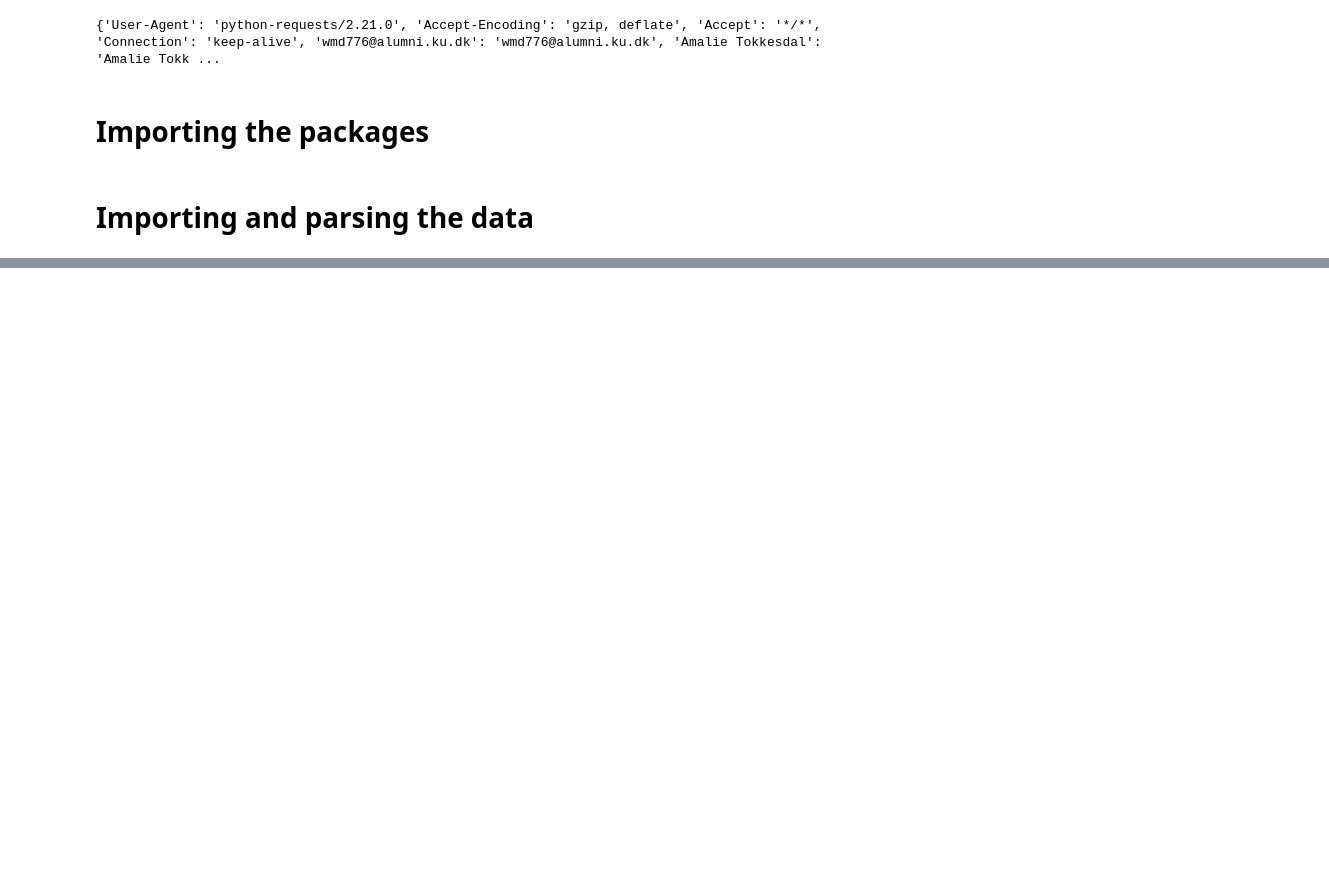
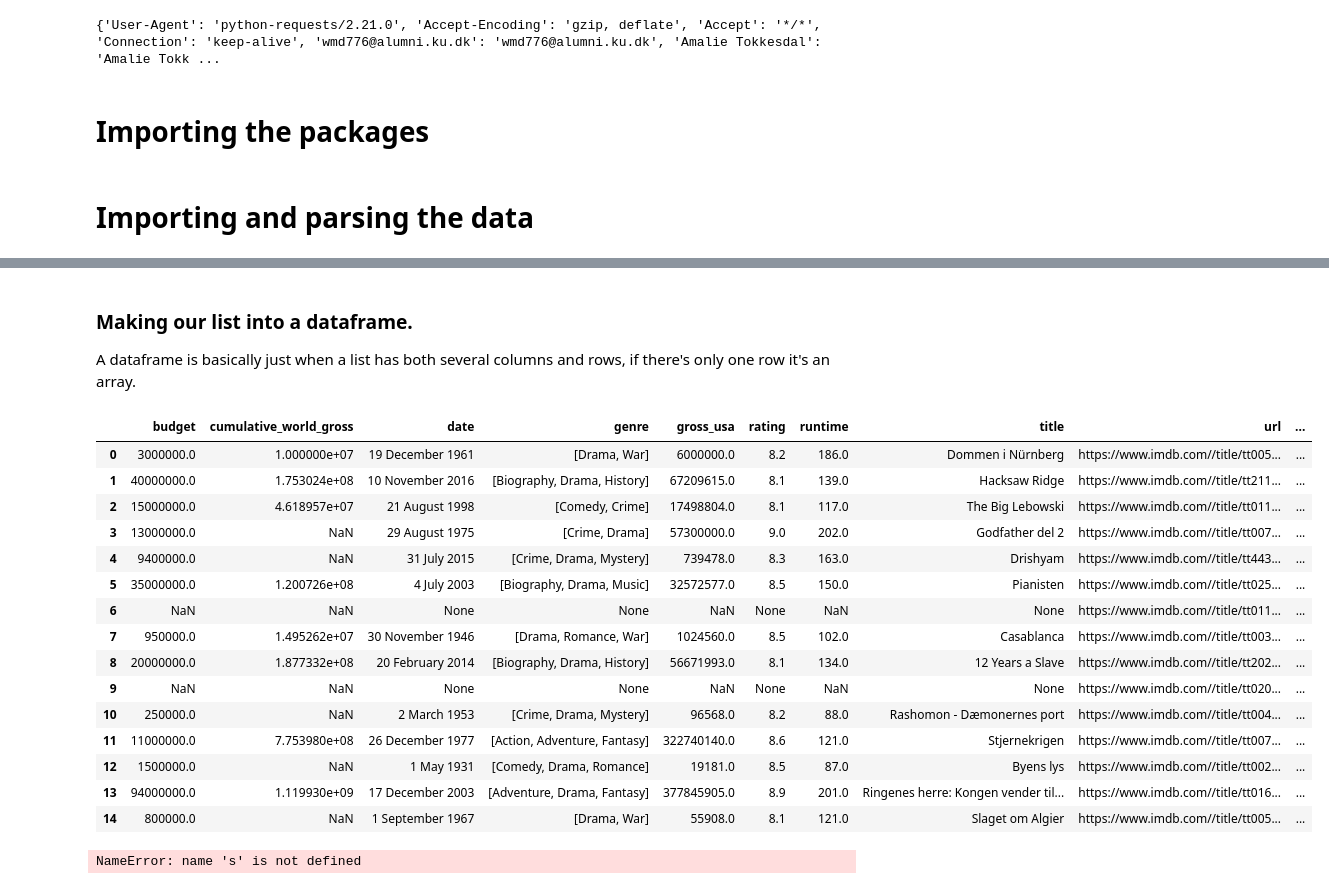
Before and after one commit to DavidJacobsen11/sds_bestgroup4ever, a Jupyter notebook: scraping_of_imdb-Copy1.ipynb, the cells around one changed output, grey strips where cells are left out. Saved outputs shown, nothing was run; the diff lists cells and outputs as text; code cells hidden in the pictures; blank space fills up the shorter version.

```diff
--- a/scraping_of_imdb-Copy1.ipynb
+++ b/scraping_of_imdb-Copy1.ipynb
@@ -208,16 +62,0 @@ Here we create an empty set so we're able to add each genre our loop finds. We'v
-# %%
-categories = set()
-for i in df["genre"].apply(set).tolist():
-    for j in i:
-        categories.add(j)
-
-df2 = pd.concat([df, pd.DataFrame(columns=categories)], axis=1)
-
-
-def df_dummy(df, col):
-    return df.apply(lambda x: col in x["genre"], axis=1)
-
-for i in categories:
-    df2[i] = df_dummy(df2, i)
-    df2[i] = pd.get_dummies(df2[i], drop_first = True)
-df2
@@ -318,6 +62,0 @@ soup__
-# %%
-titles = []
-for i in soup__[0].find("tr").find_all("th"):
-    titles.append(i.text)
-#titles
-#res
@@ -352,0 +145,7 @@ res
+# %%
+res = []
+for idx, i in enumerate(links[:15]):
+    print(idx + 1, "of", len(links[:15]))
+    if
+    else
+    res.append(page_extractor(i))
@@ -352,0 +170,27 @@ res
+# %% [markdown]
+### Making our list into a dataframe.
+
+A dataframe is basically just when a list has both several columns and rows, if there's only one row it's an array.
+# %%
+df = pd.DataFrame(res)
+
+
+df['datetime'] = pd.to_datetime(df['date'], format = '%d %B %Y')
+df
+# %% [output]
+|  | budget | cumulative_world_gross | date | genre | gross_usa | rating | runtime | title | url | ... |
+| 0 | 3000000.0 | 1.000000e+07 | 19 December 1961 | [Drama, War] | 6000000.0 | 8.2 | 186.0 | Dommen i Nürnberg | https://www.imdb.com//title/tt005... | ... |
+| 1 | 40000000.0 | 1.753024e+08 | 10 November 2016 | [Biography, Drama, History] | 67209615.0 | 8.1 | 139.0 | Hacksaw Ridge | https://www.imdb.com//title/tt211... | ... |
+| 2 | 15000000.0 | 4.618957e+07 | 21 August 1998 | [Comedy, Crime] | 17498804.0 | 8.1 | 117.0 | The Big Lebowski | https://www.imdb.com//title/tt011... | ... |
+| 3 | 13000000.0 | NaN | 29 August 1975 | [Crime, Drama] | 57300000.0 | 9.0 | 202.0 | Godfather del 2 | https://www.imdb.com//title/tt007... | ... |
+| 4 | 9400000.0 | NaN | 31 July 2015 | [Crime, Drama, Mystery] | 739478.0 | 8.3 | 163.0 | Drishyam | https://www.imdb.com//title/tt443... | ... |
+| 5 | 35000000.0 | 1.200726e+08 | 4 July 2003 | [Biography, Drama, Music] | 32572577.0 | 8.5 | 150.0 | Pianisten | https://www.imdb.com//title/tt025... | ... |
+| 6 | NaN | NaN | None | None | NaN | None | NaN | None | https://www.imdb.com//title/tt011... | ... |
+| 7 | 950000.0 | 1.495262e+07 | 30 November 1946 | [Drama, Romance, War] | 1024560.0 | 8.5 | 102.0 | Casablanca | https://www.imdb.com//title/tt003... | ... |
+| 8 | 20000000.0 | 1.877332e+08 | 20 February 2014 | [Biography, Drama, History] | 56671993.0 | 8.1 | 134.0 | 12 Years a Slave | https://www.imdb.com//title/tt202... | ... |
+| 9 | NaN | NaN | None | None | NaN | None | NaN | None | https://www.imdb.com//title/tt020... | ... |
+| 10 | 250000.0 | NaN | 2 March 1953 | [Crime, Drama, Mystery] | 96568.0 | 8.2 | 88.0 | Rashomon - Dæmonernes port | https://www.imdb.com//title/tt004... | ... |
+| 11 | 11000000.0 | 7.753980e+08 | 26 December 1977 | [Action, Adventure, Fantasy] | 322740140.0 | 8.6 | 121.0 | Stjernekrigen | https://www.imdb.com//title/tt007... | ... |
+| 12 | 1500000.0 | NaN | 1 May 1931 | [Comedy, Drama, Romance] | 19181.0 | 8.5 | 87.0 | Byens lys | https://www.imdb.com//title/tt002... | ... |
+| 13 | 94000000.0 | 1.119930e+09 | 17 December 2003 | [Adventure, Drama, Fantasy] | 377845905.0 | 8.9 | 201.0 | Ringenes herre: Kongen vender til... | https://www.imdb.com//title/tt016... | ... |
+| 14 | 800000.0 | NaN | 1 September 1967 | [Drama, War] | 55908.0 | 8.1 | 121.0 | Slaget om Algier | https://www.imdb.com//title/tt005... | ... |
@@ -352,0 +211,10 @@ res
+# %%
+def find_budget(soup):
+    for i in soup.find(id="titleDetails").find_all("div", class_="txt-block"):
+        if i.find().text == "Budget:":
+            print(i.text.strip())
+            return float(i.text.strip().split("\n")[0].split("$")[1].replace(",", ""))
+
+find_budget(s)
+# %% [output]
+NameError: name 's' is not defined
```
Also changed, not shown: parts of 33 cells of this notebook.
